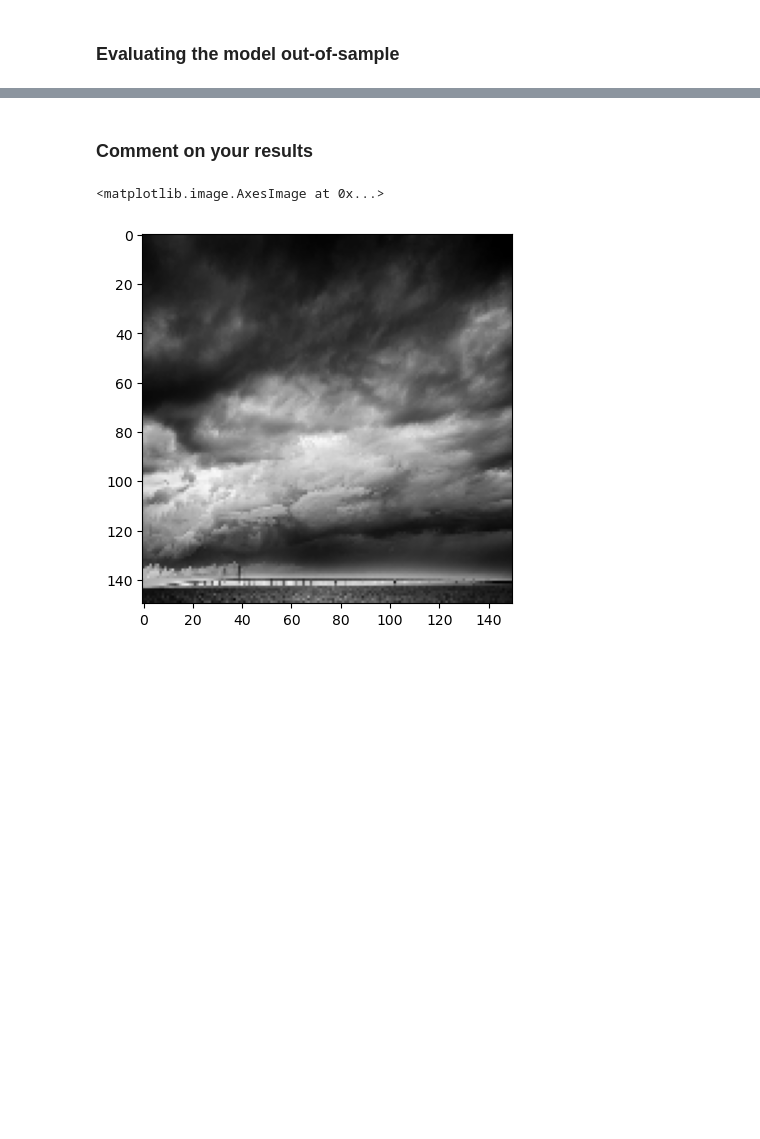
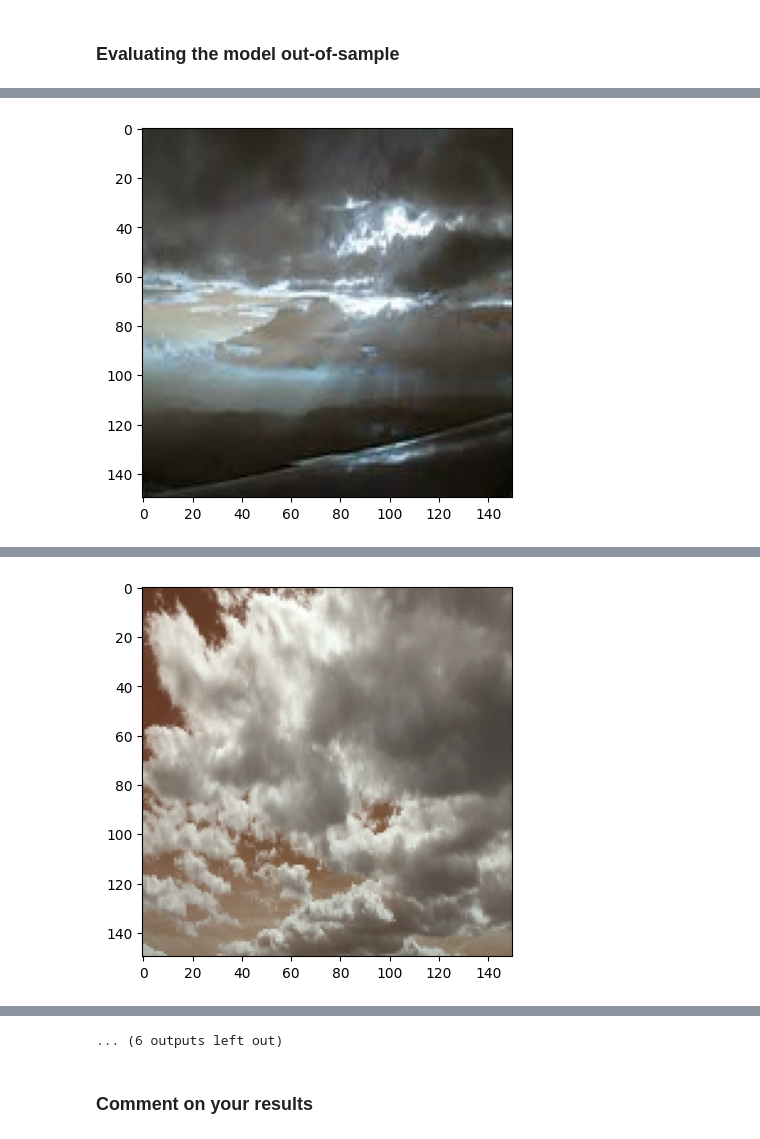
Before and after one commit to fuadh246/CIS-4526, a Jupyter notebook: HW3_CNN/ML_SP24_HW3.ipynb, the cells around one changed output, grey strips where cells are left out. Drawn from its saved outputs; the diff is of its cells as text; code cells hidden in the pictures; blank space fills up the shorter version.

```diff
--- a/HW3_CNN/ML_SP24_HW3.ipynb
+++ b/HW3_CNN/ML_SP24_HW3.ipynb
@@ -198,7 +198,7 @@ check_zero(y_train)
 True
 # %%
 # display some X_test, y_test
-idx = 1
+idx = 0
 #idx = 435
 print(y_test[idx])
 plt.imshow(X_test[idx])
@@ -314,0 +459,34 @@ Test accuracy: 0.665
+# %%
+# Display some images
+def predict_one_image(idx):
+  image = train_set[idx]
+  cv2.imread(image, cv2.IMREAD_COLOR)
+  img = cv2.resize(cv2.imread(image, cv2.IMREAD_COLOR), (n_rows, n_cols), interpolation=cv2.INTER_CUBIC)
+  plt.imshow(img)
+  plt.show()
+
+  import numpy as np
+  from PIL import Image
+  image = Image.open(image).resize((150, 150))  # Resize the image to 150x150 pixels
+  image = np.array(image) / 255.0  # Normalize pixel values to the range [0, 1]
+  image = np.expand_dims(image, axis=0)
+
+  predicted_probabilities_1 = Model_1.predict(image)
+  predicted_probabilities_2 = Model_2.predict(image)
+  predicted_probabilities_3 = Model_3.predict(image)
+  predicted_probabilities_4 = Model_4.predict(image)
+
+  predicted_class = np.argmax(predicted_probabilities_1)
+  print(f"Predicted class: {Result[predicted_class]}")
+  predicted_class = np.argmax(predicted_probabilities_2)
+  print(f"Predicted class: {Result[predicted_class]}")
+  predicted_class = np.argmax(predicted_probabilities_3)
+  print(f"Predicted class: {Result[predicted_class]}")
+  predicted_class = np.argmax(predicted_probabilities_4)
+  print(f"Predicted class: {Result[predicted_class]}")
+
+
+for i in range(1,10):
+  predict_one_image(i)
+# %% [output]
+[figure, added]
@@ -314,0 +501 @@ Test accuracy: 0.665
+[figure, added]
@@ -315,13 +546,3 @@ Test accuracy: 0.665
+... (6 outputs left out)
 # %% [markdown]
 ### Comment on your results
-# %%
-# Display some images
-idx = 1
-image = train_set[idx]
-# image = "weather_data/rain140.jpg"
-cv2.imread(image, cv2.IMREAD_COLOR)
-img = cv2.resize(cv2.imread(image, cv2.IMREAD_COLOR), (n_rows, n_cols), interpolation=cv2.INTER_CUBIC)
-plt.imshow(img)
-# %% [output]
-<matplotlib.image.AxesImage at 0x...>
-[figure, removed]
```
Also changed, not shown: parts of 27 cells of this notebook.
